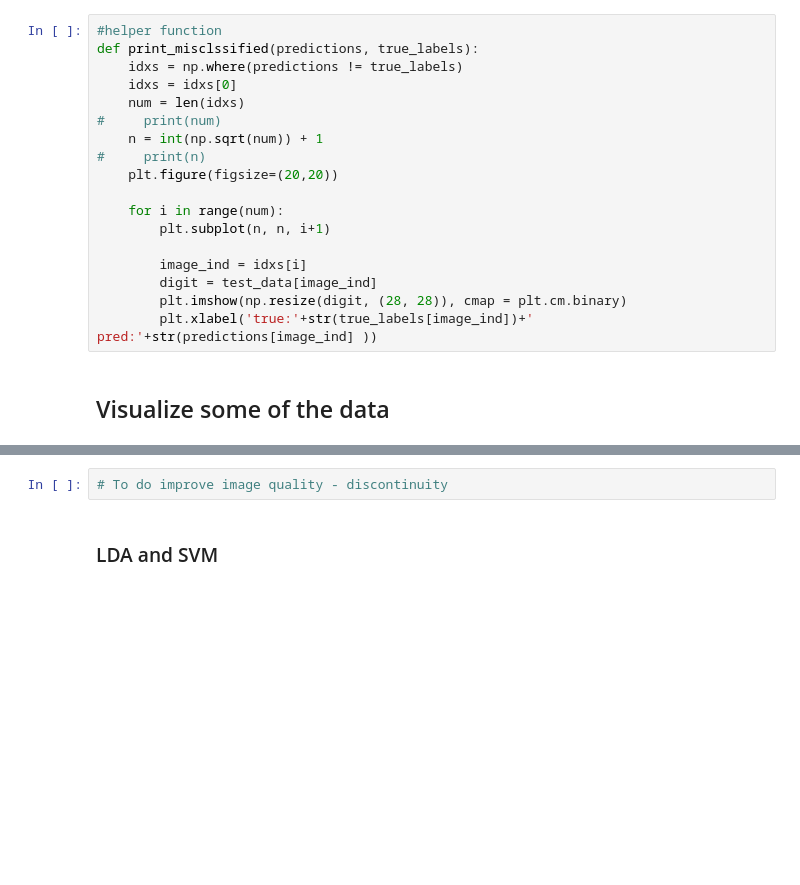
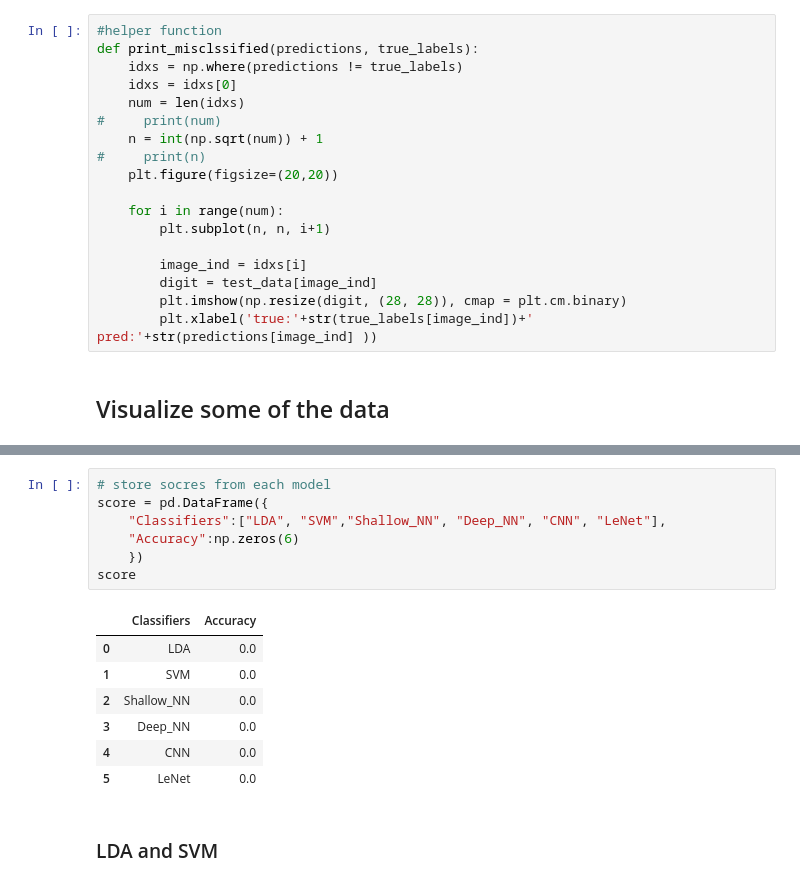
Before and after one commit to VikasChidananda/Kannada-MNIST-digit-classifier, a Jupyter notebook: Kannada_MNIST.ipynb, the cells around one changed output, grey strips where cells are left out. Cells and saved outputs as stored; diff of their text form; blank space fills up the shorter version.

```diff
--- a/Kannada_MNIST.ipynb
+++ b/Kannada_MNIST.ipynb
@@ -111,5 +114,18 @@ for i in range(36):
 # %%
-# To do improve image quality - discontinuity
+# store socres from each model
+score = pd.DataFrame({
+    "Classifiers":["LDA", "SVM","Shallow_NN", "Deep_NN", "CNN", "LeNet"],
+    "Accuracy":np.zeros(6)
+    })
+score
+# %% [output]
+|  | Classifiers | Accuracy |
+| 0 | LDA | 0.0 |
+| 1 | SVM | 0.0 |
+| 2 | Shallow_NN | 0.0 |
+| 3 | Deep_NN | 0.0 |
+| 4 | CNN | 0.0 |
+| 5 | LeNet | 0.0 |
 # %% [markdown]
 ### LDA and SVM
 # %%
```
Also changed, not shown: parts of 26 cells of this notebook.
